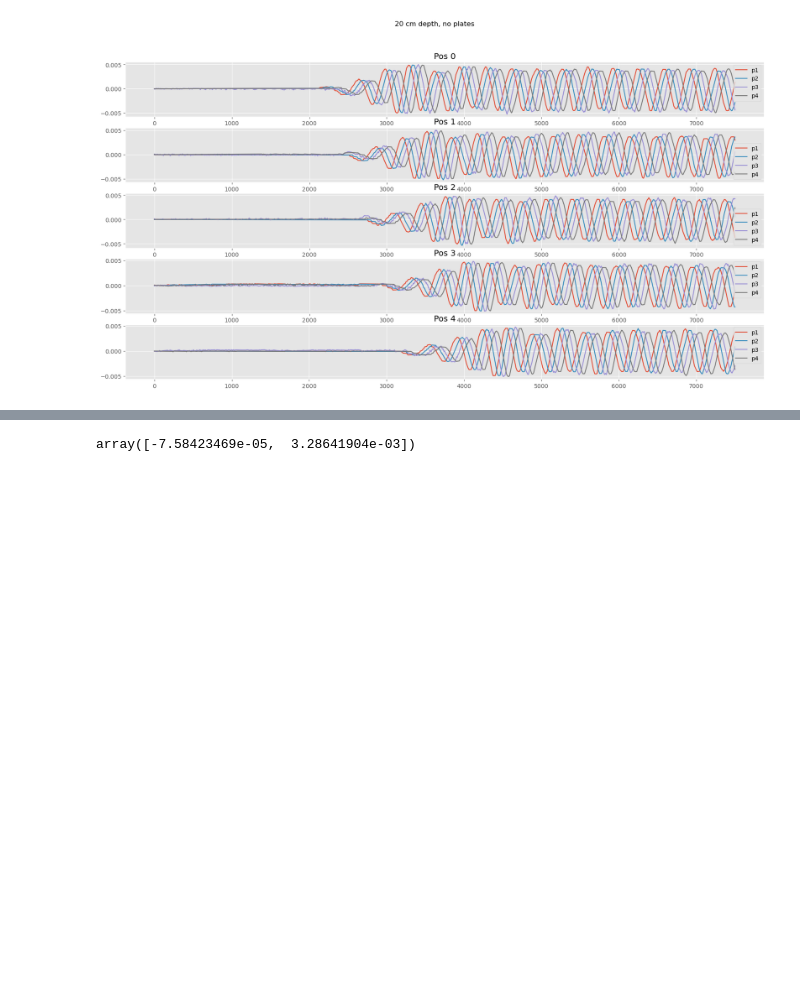
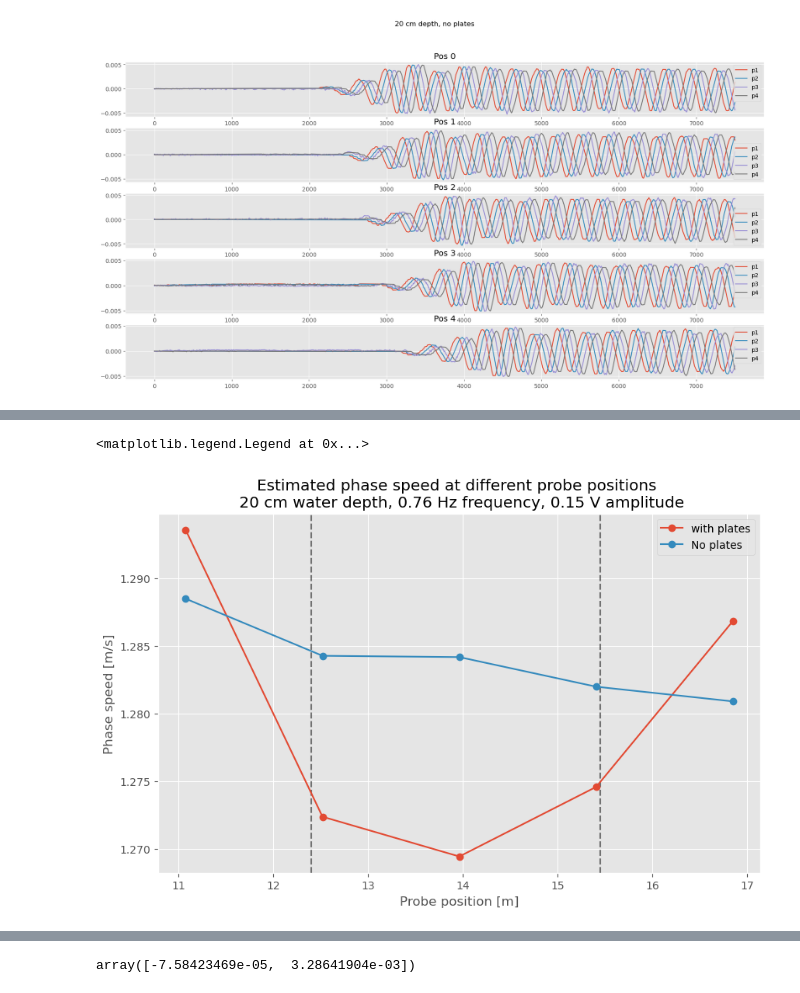
Before and after one commit to kjes4pres/Master_code, a Jupyter notebook: Lab/testing.ipynb, the cells around one changed output, grey strips where cells are left out. Saved outputs shown, nothing was run; the diff lists cells and outputs as text; code cells hidden in the pictures; blank space fills up the shorter version.

```diff
--- a/Lab/testing.ipynb
+++ b/Lab/testing.ipynb
@@ -141,0 +398,32 @@ Text(0.5, 0.98, '20 cm depth, no plates')
+# %%
+c_pos0 = phase_speed(lamb_pos0, f_pos0)
+c_pos0_no = phase_speed(lamb_pos0_no, f_pos0_no)
+c_pos1 = phase_speed(lamb_pos1, f_pos1)
+c_pos1_no = phase_speed(lamb_pos1_no, f_pos1_no)
+c_pos2 = phase_speed(lamb_pos2, f_pos2)
+c_pos2_no = phase_speed(lamb_pos2_no, f_pos2_no)
+c_pos3 = phase_speed(lamb_pos3, f_pos3)
+c_pos3_no = phase_speed(lamb_pos3_no, f_pos3_no)
+c_pos4 = phase_speed(lamb_pos4, f_pos4)
+c_pos4_no = phase_speed(lamb_pos4_no, f_pos4_no)
+# %%
+x_c_plot = np.linspace(x_probe_pos[0], x_probe_pos[-1], 5)
+
+c_plot = np.array([c_pos0, c_pos1, c_pos2, c_pos3, c_pos4])
+c_plot_no = np.array([c_pos0_no, c_pos1_no, c_pos2_no, c_pos3_no, c_pos4_no])
+
+fig, ax = plt.subplots(figsize=(10, 6))
+
+ax.axvline(beach_start, color= 'black', alpha=0.5, linestyle='--')
+ax.axvline(beach_end, color='black', alpha=0.5, linestyle='--')
+
+ax.plot(x_c_plot, c_plot, marker='o', linestyle='-', label='with plates')
+ax.plot(x_c_plot, c_plot_no, marker='o', linestyle='-', label='No plates')
+
+ax.set_xlabel('Probe position [m]')
+ax.set_ylabel('Phase speed [m/s]')
+ax.set_title('Estimated phase speed at different probe positions \n 20 cm water depth, 0.76 Hz frequency, 0.15 V amplitude')
+ax.legend()
+# %% [output]
+<matplotlib.legend.Legend at 0x...>
+[figure, added]
```
Also changed, not shown: parts of 33 cells of this notebook, 1 other file.
